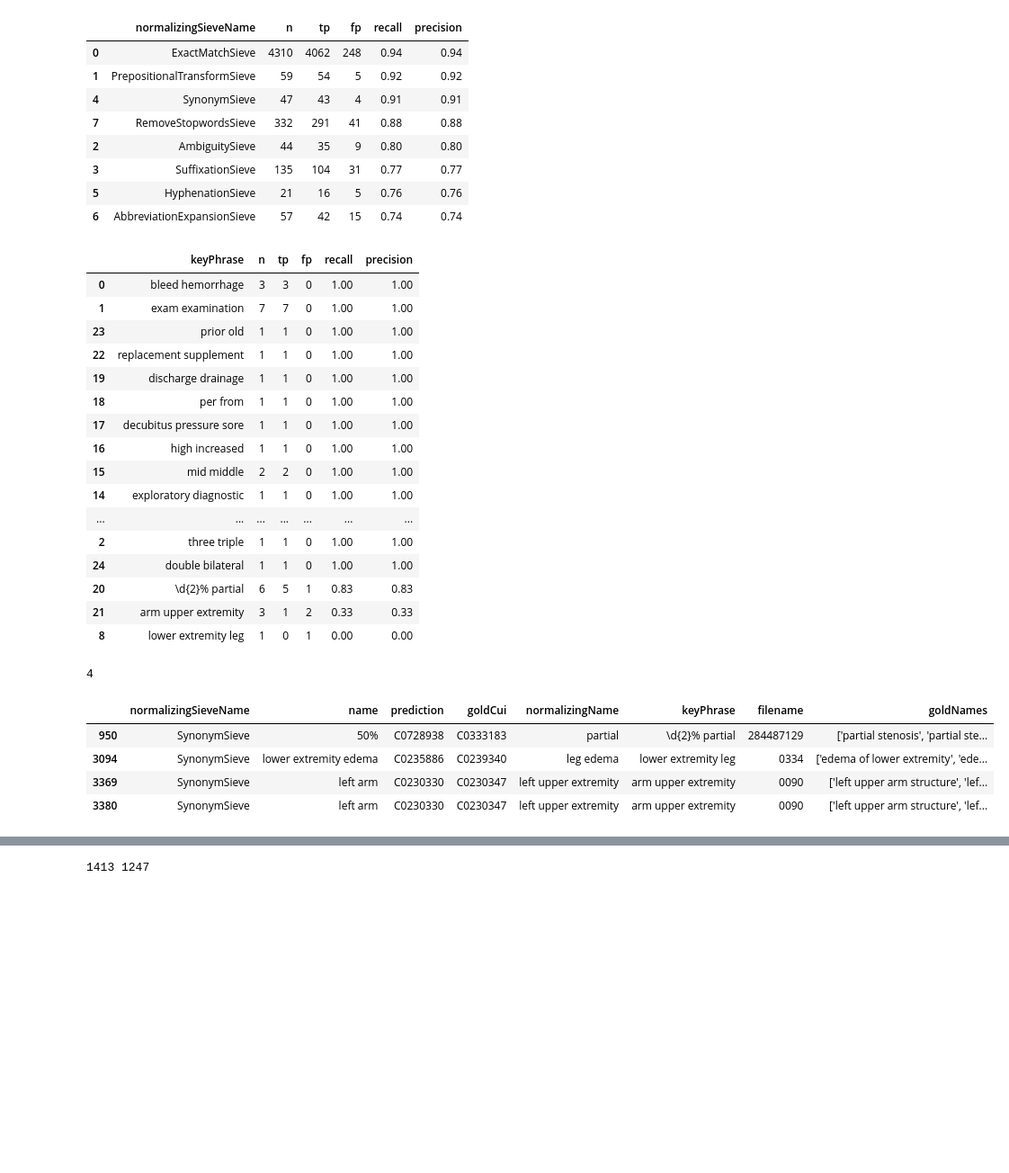
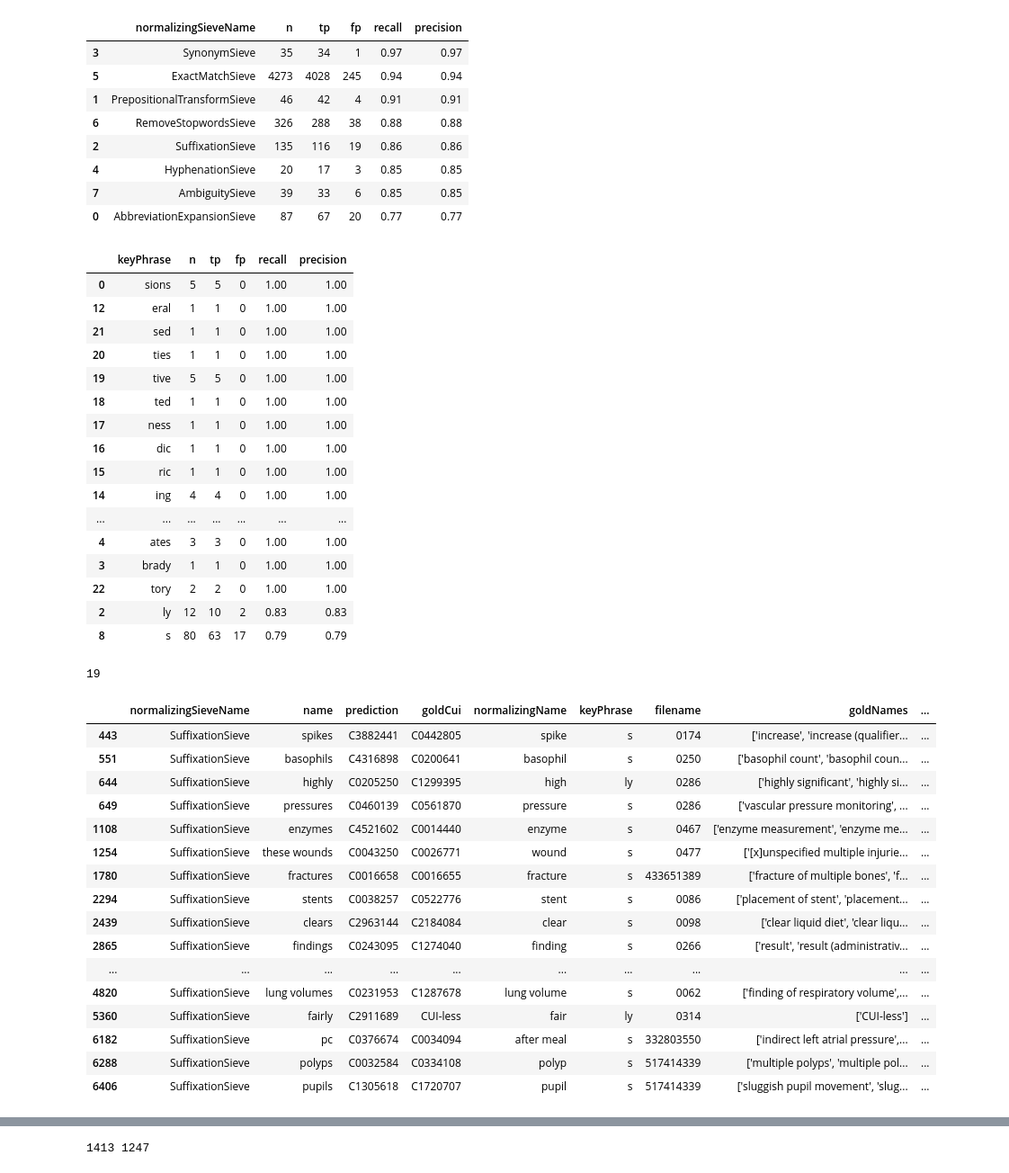
Before and after one commit to etfrenchvcu/disorder-normalizer, a Jupyter notebook: scripts/evaluate.ipynb, the cells around one changed output, grey strips where cells are left out. Shown at 90% size. Drawn from its saved outputs; the diff is of its cells as text; code cells hidden in the pictures; blank space fills up the shorter version.

Commit message:
Tweaking synonyms

```diff
--- a/scripts/evaluate.ipynb
+++ b/scripts/evaluate.ipynb
@@ -124,14 +124,14 @@ results = pd.read_csv(f'../{dataset}-data/output/results.txt',sep='\t')
 
 # Load semantic type map
 cuis = list(set(list(results.goldCui) + list(results.prediction)))
-# cuiType = readCuiType(cuis)
+cuiType = readCuiType(cuis)
 
 # Create analysis dataframe
 cols = ['normalized','normalizingSource','normalizingSieveName','name','prediction','goldCui','normalizingName','keyPhrase','filename']
 analysis = results[cols]
 analysis = analysis.assign(goldNames=[['CUI-less'] if c=='CUI-less' else cuiName[c] if c in cuiName else ['Missing'] for c in results.goldCui])
-# analysis = analysis.assign(predTypes=[cuiType[c] if c in cuiType else ['Missing'] for c in results.prediction])
-# analysis = analysis.assign(goldTypes=[cuiType[c] if c in cuiType else ['Missing'] for c in results.goldCui])
+analysis = analysis.assign(predTypes=[cuiType[c] if c in cuiType else ['Missing'] for c in results.prediction])
+analysis = analysis.assign(goldTypes=[cuiType[c] if c in cuiType else ['Missing'] for c in results.goldCui])
 
 # Sanity checks
 # assert len(analysis[analysis.normalized & (analysis.predTypes=='Missing')])==0, 'Predicted CUI missing ST'
@@ -152,52 +151,64 @@ stratifyByCol(normalized, 'normalizingSieveName')
 # stratifyByCol(analysis, 'goldTypes', asc=True)
 # %% [output]
 |  | normalizingSieveName | n | tp | fp | recall | precision |
-| 0 | ExactMatchSieve | 4310 | 4062 | 248 | 0.94 | 0.94 |
-| 1 | PrepositionalTransformSieve | 59 | 54 | 5 | 0.92 | 0.92 |
-| 4 | SynonymSieve | 47 | 43 | 4 | 0.91 | 0.91 |
-| 7 | RemoveStopwordsSieve | 332 | 291 | 41 | 0.88 | 0.88 |
-| 2 | AmbiguitySieve | 44 | 35 | 9 | 0.80 | 0.80 |
-| 3 | SuffixationSieve | 135 | 104 | 31 | 0.77 | 0.77 |
-| 5 | HyphenationSieve | 21 | 16 | 5 | 0.76 | 0.76 |
-| 6 | AbbreviationExpansionSieve | 57 | 42 | 15 | 0.74 | 0.74 |
+| 3 | SynonymSieve | 35 | 34 | 1 | 0.97 | 0.97 |
+| 5 | ExactMatchSieve | 4273 | 4028 | 245 | 0.94 | 0.94 |
+| 1 | PrepositionalTransformSieve | 46 | 42 | 4 | 0.91 | 0.91 |
+| 6 | RemoveStopwordsSieve | 326 | 288 | 38 | 0.88 | 0.88 |
+| 2 | SuffixationSieve | 135 | 116 | 19 | 0.86 | 0.86 |
+| 4 | HyphenationSieve | 20 | 17 | 3 | 0.85 | 0.85 |
+| 7 | AmbiguitySieve | 39 | 33 | 6 | 0.85 | 0.85 |
+| 0 | AbbreviationExpansionSieve | 87 | 67 | 20 | 0.77 | 0.77 |
 # %%
-stratifyByCol(normalized[normalized.normalizingSieveName=='SynonymSieve'], 'keyPhrase')
+stratifyByCol(normalized[normalized.normalizingSieveName=='SuffixationSieve'], 'keyPhrase')
 # df = analysis[analysis.normalizingSieveName=='UmlsEndingSieve']
 # df['ending'] = [x.split(" ")[-1] for x in df.normalizingName]
 # stratifyByCol(df,'ending')
 # %% [output]
 |  | keyPhrase | n | tp | fp | recall | precision |
-| 0 | bleed hemorrhage | 3 | 3 | 0 | 1.00 | 1.00 |
-| 1 | exam examination | 7 | 7 | 0 | 1.00 | 1.00 |
-| 23 | prior old | 1 | 1 | 0 | 1.00 | 1.00 |
-| 22 | replacement supplement | 1 | 1 | 0 | 1.00 | 1.00 |
-| 19 | discharge drainage | 1 | 1 | 0 | 1.00 | 1.00 |
-| 18 | per from | 1 | 1 | 0 | 1.00 | 1.00 |
-| 17 | decubitus pressure sore | 1 | 1 | 0 | 1.00 | 1.00 |
-| 16 | high increased | 1 | 1 | 0 | 1.00 | 1.00 |
-| 15 | mid middle | 2 | 2 | 0 | 1.00 | 1.00 |
-| 14 | exploratory diagnostic | 1 | 1 | 0 | 1.00 | 1.00 |
+| 0 | sions | 5 | 5 | 0 | 1.00 | 1.00 |
+| 12 | eral | 1 | 1 | 0 | 1.00 | 1.00 |
+| 21 | sed | 1 | 1 | 0 | 1.00 | 1.00 |
+| 20 | ties | 1 | 1 | 0 | 1.00 | 1.00 |
+| 19 | tive | 5 | 5 | 0 | 1.00 | 1.00 |
+| 18 | ted | 1 | 1 | 0 | 1.00 | 1.00 |
+| 17 | ness | 1 | 1 | 0 | 1.00 | 1.00 |
+| 16 | dic | 1 | 1 | 0 | 1.00 | 1.00 |
+| 15 | ric | 1 | 1 | 0 | 1.00 | 1.00 |
+| 14 | ing | 4 | 4 | 0 | 1.00 | 1.00 |
 | ... | ... | ... | ... | ... | ... | ... |
-| 2 | three triple | 1 | 1 | 0 | 1.00 | 1.00 |
-| 24 | double bilateral | 1 | 1 | 0 | 1.00 | 1.00 |
-| 20 | \d{2}% partial | 6 | 5 | 1 | 0.83 | 0.83 |
-| 21 | arm upper extremity | 3 | 1 | 2 | 0.33 | 0.33 |
-| 8 | lower extremity leg | 1 | 0 | 1 | 0.00 | 0.00 |
+| 4 | ates | 3 | 3 | 0 | 1.00 | 1.00 |
+| 3 | brady | 1 | 1 | 0 | 1.00 | 1.00 |
+| 22 | tory | 2 | 2 | 0 | 1.00 | 1.00 |
+| 2 | ly | 12 | 10 | 2 | 0.83 | 0.83 |
+| 8 | s | 80 | 63 | 17 | 0.79 | 0.79 |
 # %%
 remove = ['normalized','normalizingSource']#,'normalizingSieveName','goldTypes','predTypes'
 errors = analysis[(results.prediction != results.goldCui) & (results.normalized==True)]
 # errors = errors[(errors.normalizingSource=='standardTerminology') & (errors.normalizingSieveName=='SuffixationSieve')]
-errors = errors[errors.normalizingSieveName=='SynonymSieve']
+errors = errors[errors.normalizingSieveName=='SuffixationSieve']
 errors = errors.loc[:, ~errors.columns.isin(remove)]
 print(len(errors))
 errors.style.set_properties(subset=['goldNames'], **{'width': '1000px'})
 # %% [output]
-4
+19
-|  | normalizingSieveName | name | prediction | goldCui | normalizingName | keyPhrase | filename | goldNames |
-| 950 | SynonymSieve | 50% | C0728938 | C0333183 | partial | \d{2}% partial | 284487129 | ['partial stenosis', 'partial ste... |
-| 3094 | SynonymSieve | lower extremity edema | C0235886 | C0239340 | leg edema | lower extremity leg | 0334 | ['edema of lower extremity', 'ede... |
-| 3369 | SynonymSieve | left arm | C0230330 | C0230347 | left upper extremity | arm upper extremity | 0090 | ['left upper arm structure', 'lef... |
-| 3380 | SynonymSieve | left arm | C0230330 | C0230347 | left upper extremity | arm upper extremity | 0090 | ['left upper arm structure', 'lef... |
+|  | normalizingSieveName | name | prediction | goldCui | normalizingName | keyPhrase | filename | goldNames | ... |
+| 443 | SuffixationSieve | spikes | C3882441 | C0442805 | spike | s | 0174 | ['increase', 'increase (qualifier... | ... |
+| 551 | SuffixationSieve | basophils | C4316898 | C0200641 | basophil | s | 0250 | ['basophil count', 'basophil coun... | ... |
+| 644 | SuffixationSieve | highly | C0205250 | C1299395 | high | ly | 0286 | ['highly significant', 'highly si... | ... |
+| 649 | SuffixationSieve | pressures | C0460139 | C0561870 | pressure | s | 0286 | ['vascular pressure monitoring', ... | ... |
+| 1108 | SuffixationSieve | enzymes | C4521602 | C0014440 | enzyme | s | 0467 | ['enzyme measurement', 'enzyme me... | ... |
+| 1254 | SuffixationSieve | these wounds | C0043250 | C0026771 | wound | s | 0477 | ['[x]unspecified multiple injurie... | ... |
+| 1780 | SuffixationSieve | fractures | C0016658 | C0016655 | fracture | s | 433651389 | ['fracture of multiple bones', 'f... | ... |
+| 2294 | SuffixationSieve | stents | C0038257 | C0522776 | stent | s | 0086 | ['placement of stent', 'placement... | ... |
+| 2439 | SuffixationSieve | clears | C2963144 | C2184084 | clear | s | 0098 | ['clear liquid diet', 'clear liqu... | ... |
+| 2865 | SuffixationSieve | findings | C0243095 | C1274040 | finding | s | 0266 | ['result', 'result (administrativ... | ... |
+| ... | ... | ... | ... | ... | ... | ... | ... | ... | ... |
+| 4820 | SuffixationSieve | lung volumes | C0231953 | C1287678 | lung volume | s | 0062 | ['finding of respiratory volume',... | ... |
+| 5360 | SuffixationSieve | fairly | C2911689 | CUI-less | fair | ly | 0314 | ['CUI-less'] | ... |
+| 6182 | SuffixationSieve | pc | C0376674 | C0034094 | after meal | s | 332803550 | ['indirect left atrial pressure',... | ... |
+| 6288 | SuffixationSieve | polyps | C0032584 | C0334108 | polyp | s | 517414339 | ['multiple polyps', 'multiple pol... | ... |
+| 6406 | SuffixationSieve | pupils | C1305618 | C1720707 | pupil | s | 517414339 | ['sluggish pupil movement', 'slug... | ... |
 # %%
 # results = pd.read_csv(f'../{dataset}-data/output/results.txt',sep='\t')
 sieveResults(results)
```
Also changed, not shown: parts of 3 cells of this notebook, 2 other files.
